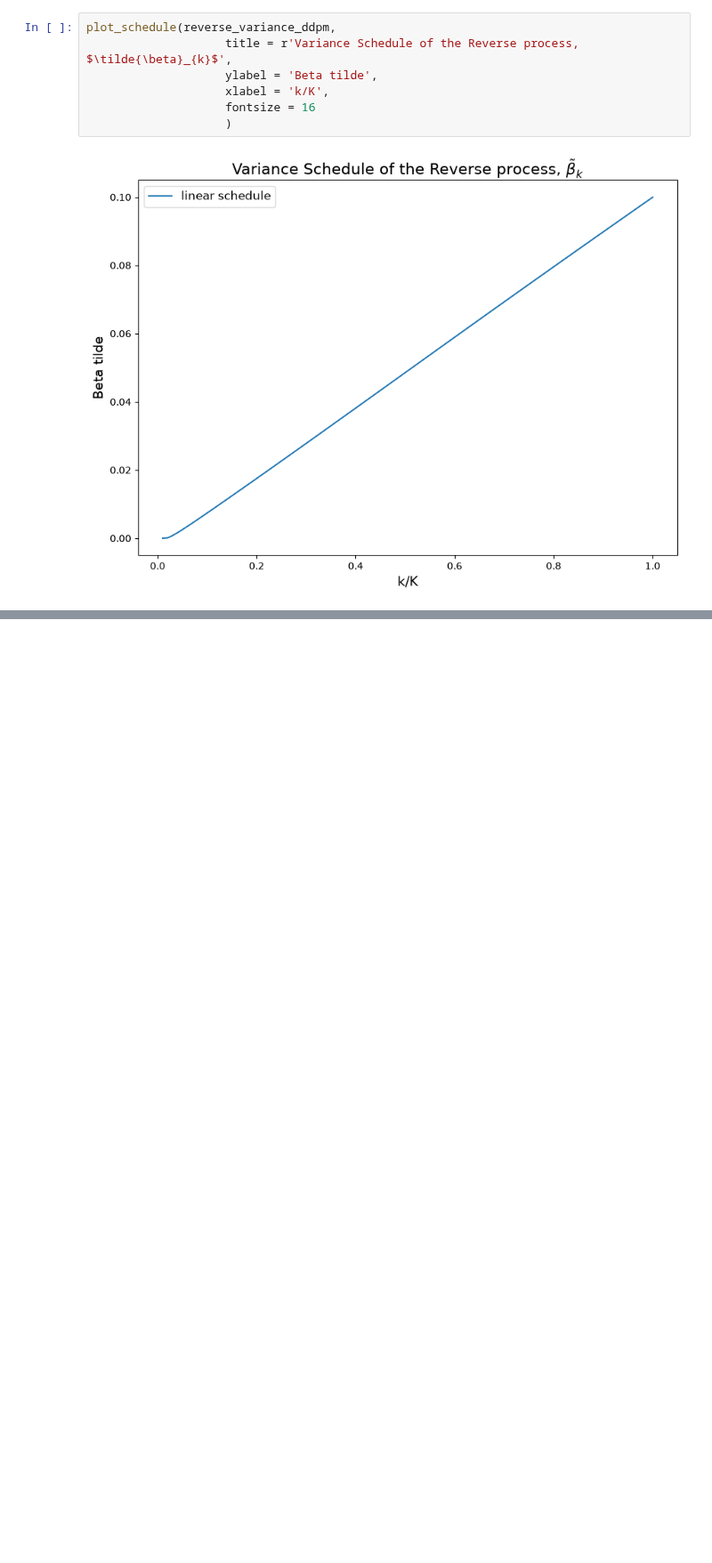
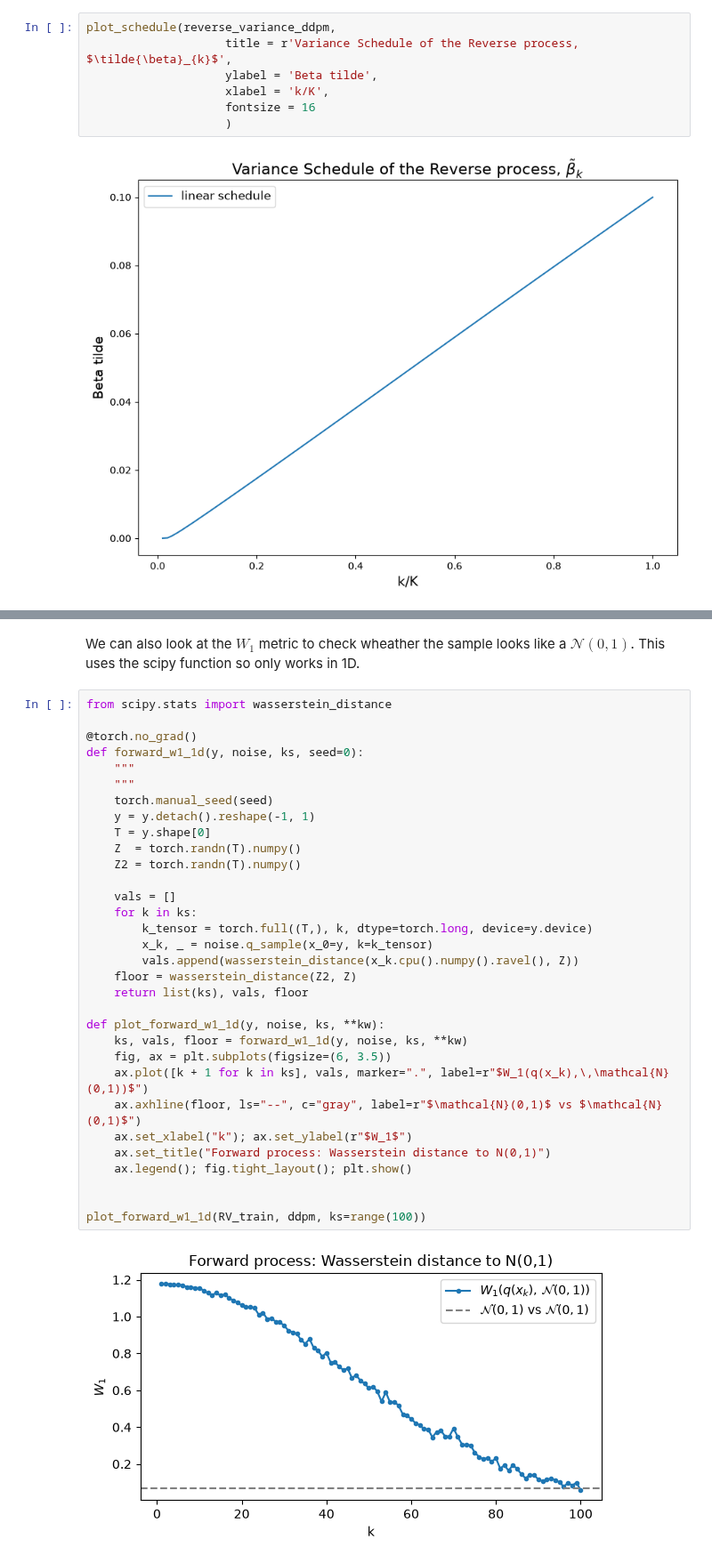
Before and after one commit to jacoporauseo/RC-Diffusion-Models-for-Time-Series-Generation, a Jupyter notebook: Forward.ipynb, the cells around one changed output, grey strips where cells are left out. Shown at 89% size. Saved outputs shown, nothing was run; the diff lists cells and outputs as text; blank space fills up the shorter version.

```diff
--- a/Forward.ipynb
+++ b/Forward.ipynb
@@ -163,0 +232,36 @@ torch.Size([500, 1])
+# %% [markdown]
+We can also look at the $W_1$ metric to check wheather the sample looks like a $\mathcal{N}(0,1)$. This uses the scipy function so only works in 1D.
+# %%
+from scipy.stats import wasserstein_distance
+
+@torch.no_grad()
+def forward_w1_1d(y, noise, ks, seed=0):
+    """
+    """
+    torch.manual_seed(seed)
+    y = y.detach().reshape(-1, 1)
+    T = y.shape[0]
+    Z  = torch.randn(T).numpy()
+    Z2 = torch.randn(T).numpy()
+
+    vals = []
+    for k in ks:
+        k_tensor = torch.full((T,), k, dtype=torch.long, device=y.device)
+        x_k, _ = noise.q_sample(x_0=y, k=k_tensor)
+        vals.append(wasserstein_distance(x_k.cpu().numpy().ravel(), Z))
+    floor = wasserstein_distance(Z2, Z)
+    return list(ks), vals, floor
+
+def plot_forward_w1_1d(y, noise, ks, **kw):
+    ks, vals, floor = forward_w1_1d(y, noise, ks, **kw)
+    fig, ax = plt.subplots(figsize=(6, 3.5))
+    ax.plot([k + 1 for k in ks], vals, marker=".", label=r"$W_1(q(x_k),\,\mathcal{N}(0,1))$")
+    ax.axhline(floor, ls="--", c="gray", label=r"$\mathcal{N}(0,1)$ vs $\mathcal{N}(0,1)$")
+    ax.set_xlabel("k"); ax.set_ylabel(r"$W_1$")
+    ax.set_title("Forward process: Wasserstein distance to N(0,1)")
+    ax.legend(); fig.tight_layout(); plt.show()
+
+
+plot_forward_w1_1d(RV_train, ddpm, ks=range(100))
+# %% [output]
+[figure, added]
```
Also changed, not shown: parts of 18 cells of this notebook.
